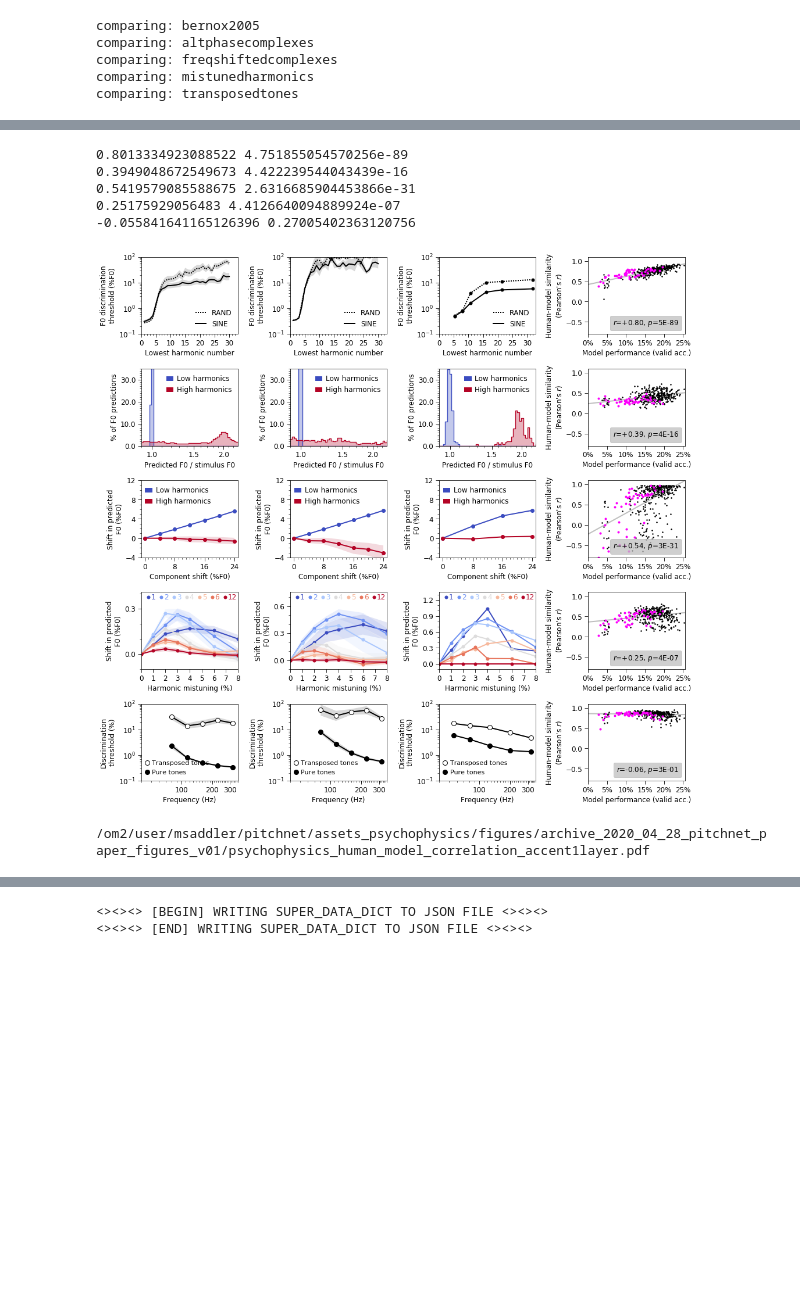
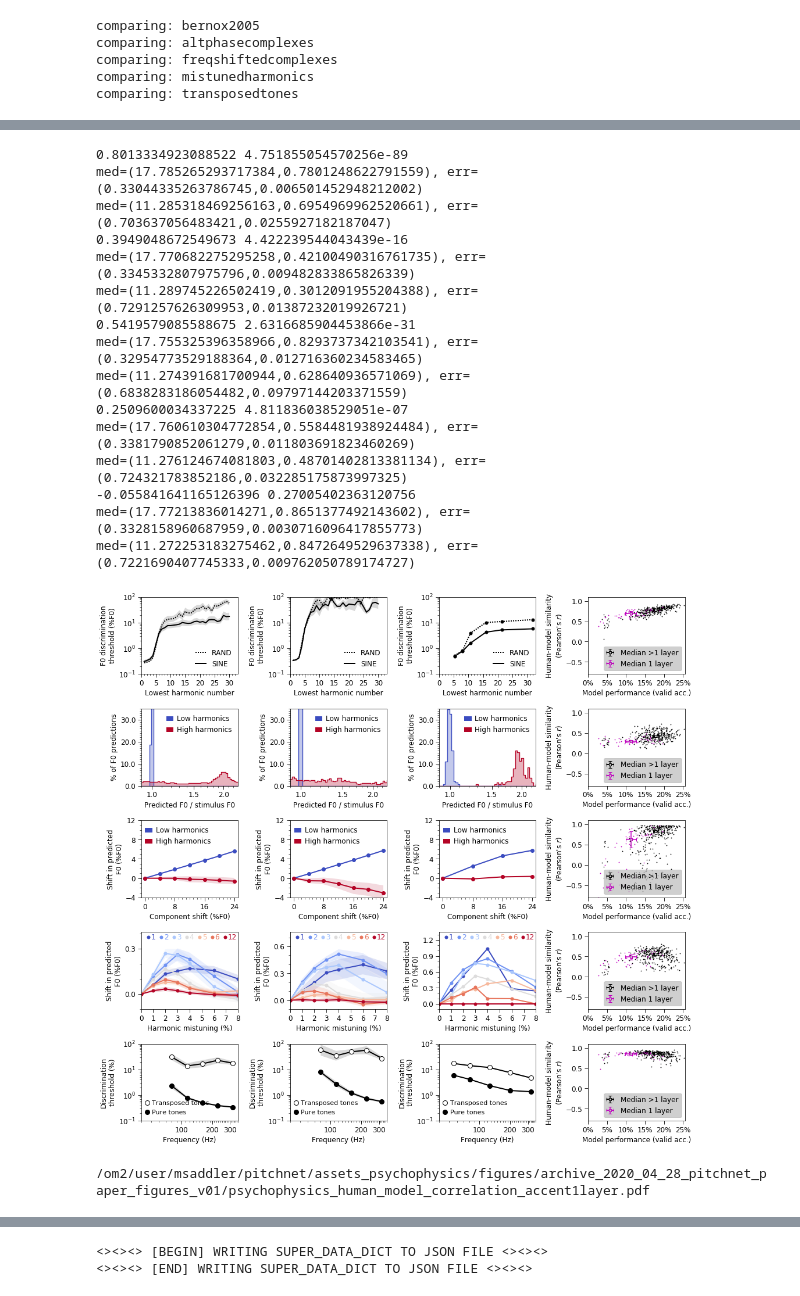
Before and after one commit to msaddler/pitchnet, a Jupyter notebook: assets_psychophysics/notebook_NetworkHumanCorrelation.ipynb, the cells around one changed output, grey strips where cells are left out. Saved outputs shown, nothing was run; the diff lists cells and outputs as text; code cells hidden in the pictures; blank space fills up the shorter version.

Commit message:
added median with 95 percent CI to human-model comparison plots for single/multi layer networks

```diff
--- a/assets_psychophysics/notebook_NetworkHumanCorrelation.ipynb
+++ b/assets_psychophysics/notebook_NetworkHumanCorrelation.ipynb
@@ -453,38 +493,58 @@ for c_idx, partition in enumerate(list_partition):
             results_dict_input = []
             for idx in range(*partition):
                 results_dict_input.append(sorted_list_results_dicts[idx][key])
 
         if flag_comparison_plot:
+            kwargs_make_human_model_comparison_plot = {
+                'list_accent_indexes': [
+                    np.array(list_arch_metric)>1,
+                    np.array(list_arch_metric)==1,
+                ],
+                'list_accent_color': ['k', 'm'],
+                'list_accent_markersize': [1.5, 1.5],
+                'list_accent_label': [
+                    'Median >1 layer',
+                    'Median 1 layer'
+                ],
+            }
             make_human_model_comparison_plot(ax[r_idx, c_idx],
                                              list_valid_metric,
                                              dict_list_human_model_comparison[key],
-                                             accent_indexes=np.array(list_arch_metric)==1,
-                                             accent_color='magenta',
-                                             accent_markersize=6)
+                                             **kwargs_make_human_model_comparison_plot)
 
         else:
             plot_fcn = experiment_to_plot_fcn_map[key]
             kwargs = {
                 'include_yerr': True,
             }
             if isinstance(partition, str) and ('human' in partition.lower()):
                 kwargs['include_yerr'] = False
             plot_fcn(ax[r_idx, c_idx], results_dict_input, **kwargs)
 
 plt.tight_layout()
 plt.show()
 
 # save_dir = '/om2/user/msaddler/pitchnet/assets_psychophysics/figures/archive_2020_04_28_pitchnet_paper_figures_v01/'
 # save_fn = os.path.join(save_dir, 'psychophysics_human_model_correlation_accent1layer.pdf')
 # fig.savefig(save_fn, bbox_inches='tight', pad_inches=0.1, transparent=False)
 # print(save_fn)
 # %% [output]
 0.8013334923088522 4.751855054570256e-89
+med=(17.785265293717384,0.7801248622791559), err=(0.33044335263786745,0.006501452948212002)
+med=(11.285318469256163,0.6954969962520661), err=(0.703637056483421,0.0255927182187047)
 0.3949048672549673 4.422239544043439e-16
+med=(17.770682275295258,0.42100490316761735), err=(0.3345332807975796,0.009482833865826339)
+med=(11.289745226502419,0.3012091955204388), err=(0.7291257626309953,0.01387232019926721)
 0.5419579085588675 2.6316685904453866e-31
-0.25175929056483 4.4126640094889924e-07
+med=(17.755325396358966,0.8293737342103541), err=(0.32954773529188364,0.012716360234583465)
+med=(11.274391681700944,0.628640936571069), err=(0.6838283186054482,0.09797144203371559)
+0.2509600034337225 4.811836038529051e-07
+med=(17.760610304772854,0.5584481938924484), err=(0.3381790852061279,0.011803691823460269)
+med=(11.276124674081803,0.48701402813381134), err=(0.724321783852186,0.032285175873997325)
 -0.055841641165126396 0.27005402363120756
+med=(17.77213836014271,0.8651377492143602), err=(0.3328158960687959,0.0030716096417855773)
+med=(11.272253183275462,0.8472649529637338), err=(0.7221690407745333,0.009762050789174727)
-[figure, old version]
+[figure, new version]
 /om2/user/msaddler/pitchnet/assets_psychophysics/figures/archive_2020_04_28_pitchnet_paper_figures_v01/psychophysics_human_model_correlation_accent1layer.pdf
 # %%
 import sys
```
Also changed, not shown: parts of 2 cells of this notebook.
